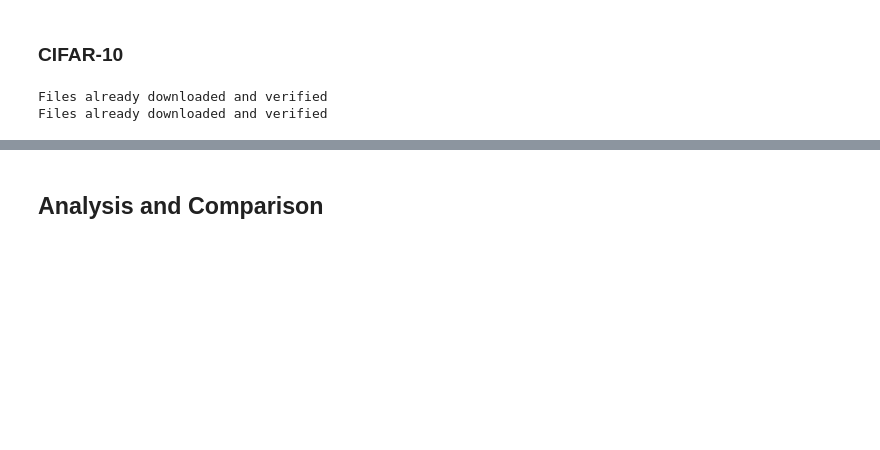
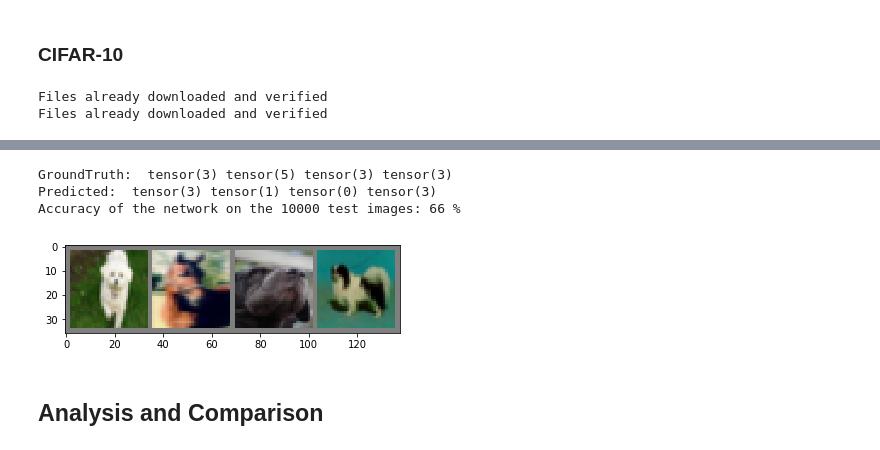
Before and after one commit to ClaireWangYuyue/CIFAR10_Specialiest_Implementation, a Jupyter notebook: Tutorial for Distilling the Knowledge in a Neural Network-Copy1.ipynb, the cells around one changed output, grey strips where cells are left out. Drawn from its saved outputs; the diff is of its cells as text; code cells hidden in the pictures; blank space fills up the shorter version.

Commit message:
animal

```diff
--- a/Tutorial for Distilling the Knowledge in a Neural Network-Copy1.ipynb
+++ b/Tutorial for Distilling the Knowledge in a Neural Network-Copy1.ipynb
@@ -329,0 +398,6 @@ tensor([[569.,  21.,  43.,  18.,  39.,  29.,  20.,  14., 187.,  60.],
+# %%
+animal_loader = torch.utils.data.DataLoader(animals_train, batch_size=4,
+                                          shuffle=True, num_workers=2)
+
+trans_loader = torch.utils.data.DataLoader(animals_train, batch_size=4,
+                                          shuffle=True, num_workers=2)
@@ -329,0 +426,3 @@ tensor([[569.,  21.,  43.,  18.,  39.,  29.,  20.,  14., 187.,  60.],
+# %%
+criterion = nn.CrossEntropyLoss()
+optimizer = optim.SGD(animal_net.parameters(), lr=0.001, momentum=0.9)
@@ -329,0 +473,32 @@ tensor([[569.,  21.,  43.,  18.,  39.,  29.,  20.,  14., 187.,  60.],
+# %%
+dataiter = iter(animal_loader)
+images, labels = dataiter.next()
+
+# print images
+imshow(torchvision.utils.make_grid(images))
+print('GroundTruth: ', ' '.join('%5s' % labels[j] for j in range(4)))
+
+outputs = animal_net(images)
+
+_, predicted = torch.max(outputs, 1)
+
+print('Predicted: ', ' '.join('%5s' % predicted[j]
+                              for j in range(4)))
+
+correct = 0
+total = 0
+with torch.no_grad():
+    for data in animal_loader:
+        images, labels = data
+        outputs = animal_net(images)
+        _, predicted = torch.max(outputs.data, 1)
+        total += labels.size(0)
+        correct += (predicted == labels).sum().item()
+
+print('Accuracy of the network on the 10000 test images: %d %%' % (
+    100 * correct / total))
+# %% [output]
+GroundTruth:  tensor(3) tensor(5) tensor(3) tensor(3)
+Predicted:  tensor(3) tensor(1) tensor(0) tensor(3)
+Accuracy of the network on the 10000 test images: 66 %
+[figure, added]
```
Also changed, not shown: parts of 14 cells of this notebook.
